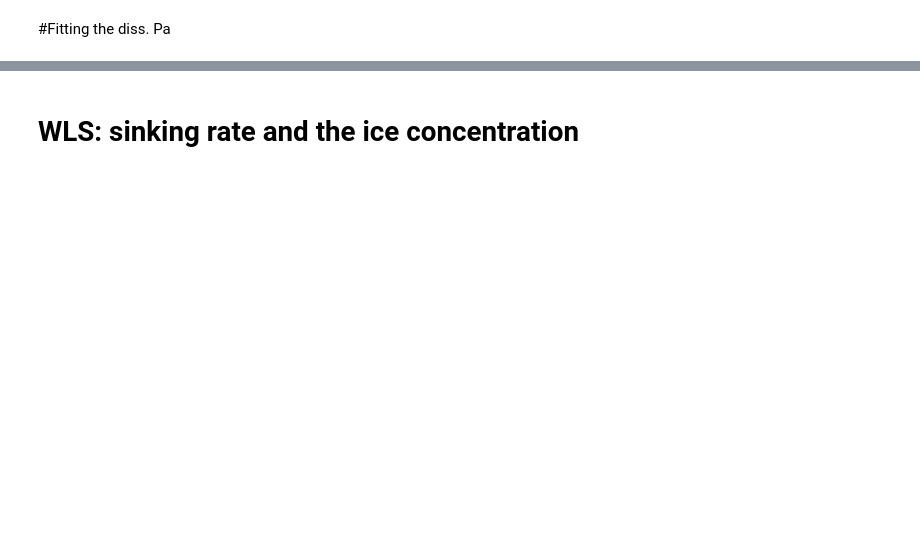
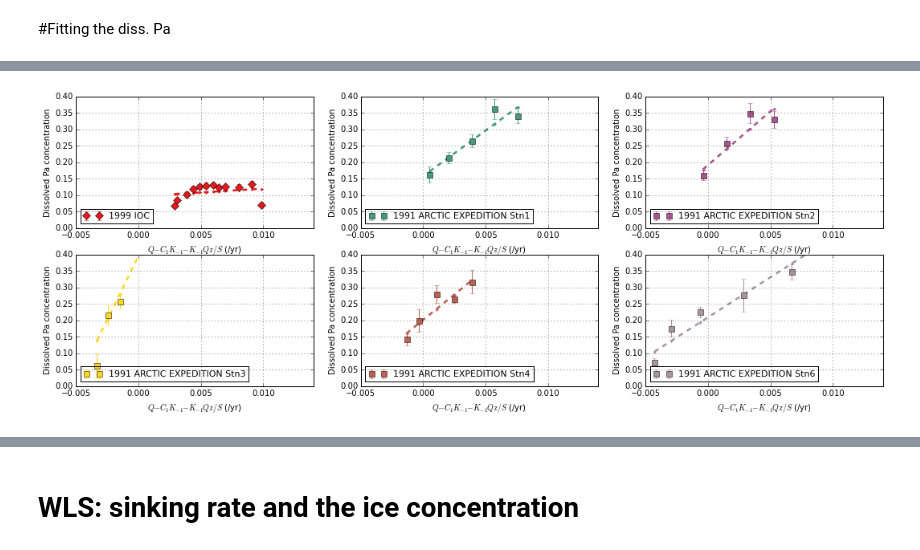
Before and after one commit to UBC-MOAD/analysis-cindy, a Jupyter notebook: notebooks/[parameterization]Version4_Pa.ipynb, the cells around one changed output, grey strips where cells are left out. Drawn from its saved outputs; the diff is of its cells as text; code cells hidden in the pictures; blank space fills up the shorter version.

```diff
--- a/notebooks/[parameterization]Version4_Pa.ipynb
+++ b/notebooks/[parameterization]Version4_Pa.ipynb
@@ -142,0 +159,71 @@ plt.show()
+# %%
+for j in range(file_num):
+    data=pd.read_csv(nc_filename[j])
+
+    y= data['depth'];
+    x= data['231Pa diss.'];
+    name= data['name'][0];
+    lon = data['long.'];
+    lat = data['lat.'];
+    err =data['Pa_diss_err']
+
+    x=np.ma.masked_where(x<=0,x)
+    y=np.ma.masked_where(x<=0,y)
+    err=np.ma.masked_where(x<=0,err)
+    x=x.compressed()
+    y=y.compressed()
+    err=err.compressed()
+    y2=np.empty(len(x))
+    for k in range (len(x)):
+         y2[k]=(0.00246-WLS_coefc[j,:])+(WLS_coef1[j,:]*y[k])
+
+    y3 = sm.add_constant(y2,prepend=False)
+
+    mod_wls2 = sm.WLS(x,y3, weights=1./err)
+    res_wls2 = mod_wls2.fit()
+
+    WLS_err2[j,:] = res_wls2.bse[0]
+    Kvalue[j,:]=1/res_wls2.params[0]
+    WLS_coef2[j,:] = res_wls2.params[0]
+    #err2=((WLS_err1/WLS_coef1)+(WLS_err2/WLS_coef2))* WLS_coef1/WLS_coef2
+    ftest=sm.WLS(x, y2, weights=1./err).fit()
+    err2=res_wls2.bse[0]/res_wls2.params[0]*Kvalue
+    rss1[j]=ftest.mse_resid
+    rss2[j]=res_wls2.mse_resid
+
+    p1 = 1
+    p2 = 2
+    n = file_num
+    F = (ftest.mse_resid - res_wls2.mse_resid)/(res_wls2.mse_resid) *(n-p2)/(p2-p1)
+    p = 1.0 - scist.cdf(F,p2-p1,n-p2)
+    print ('')
+    print (name)
+    print ('F ratio: %s'%F)
+    print ('ftest:%s'%p)
+    print ('slope:%e,error:%e'%(res_wls2.params[0],res_wls.bse[0]))
+    print ('C1   :%e,error:%e'%(res_wls2.params[1],res_wls.bse[1]))
+    print ('K   :%e,error:%e'%(Kvalue[j,:],err2[j,:]))
+
+    ax = plt.figure(1,figsize=(18,10))
+    ax = plt.subplot(3,3,j+1)
+    ax.plot(y2, res_wls2.fittedvalues, '--.',c=cm.Set1(j*50),linewidth=2.5)
+    ax.errorbar(y2,x,yerr=err, fmt=marker[j],markersize=7,c=cm.Set1(j*50),label=name)
+    ax.legend(loc=3,fontsize=11)
+    ax.set_ylim([0, 0.4])
+    ax.set_xlim([-0.005, 0.014])
+#    if j+1==1 :
+    plt.ylabel('Dissolved Pa concentration')#(dpm/1000kg)')
+#    if j+1==4:
+#        plt.ylabel('Dissolved Pa concentration')
+#    if j+1==3 or j+1==4 or j+1==5:
+    plt.xlabel('$Q-C_{1}K_{-1}-K_{-1}Qz/S$ (/yr)')
+#    if j+1==1 or j+1==2:
+#        plt.setp(ax.get_xticklabels(), visible=False)
+#    if not (j+1==1 or j+1==4):
+#        plt.setp(ax.get_yticklabels(), visible=False)
+#    plt.subplots_adjust(wspace=.0000001, hspace=.0000001)
+    plt.grid()
+#    print(name,'p_value',round(res_wls2.pvalues[0],3),'C',round(res_wls2.params[1],3))
+#    print(name,'k_pa',1/res_wls2.params[0])
+plt.show()
+# %% [output]
@@ -143 +247,2 @@ plt.show()
+[figure, added]
 # %%
```
Also changed, not shown: parts of 31 cells of this notebook, 1 other file.
